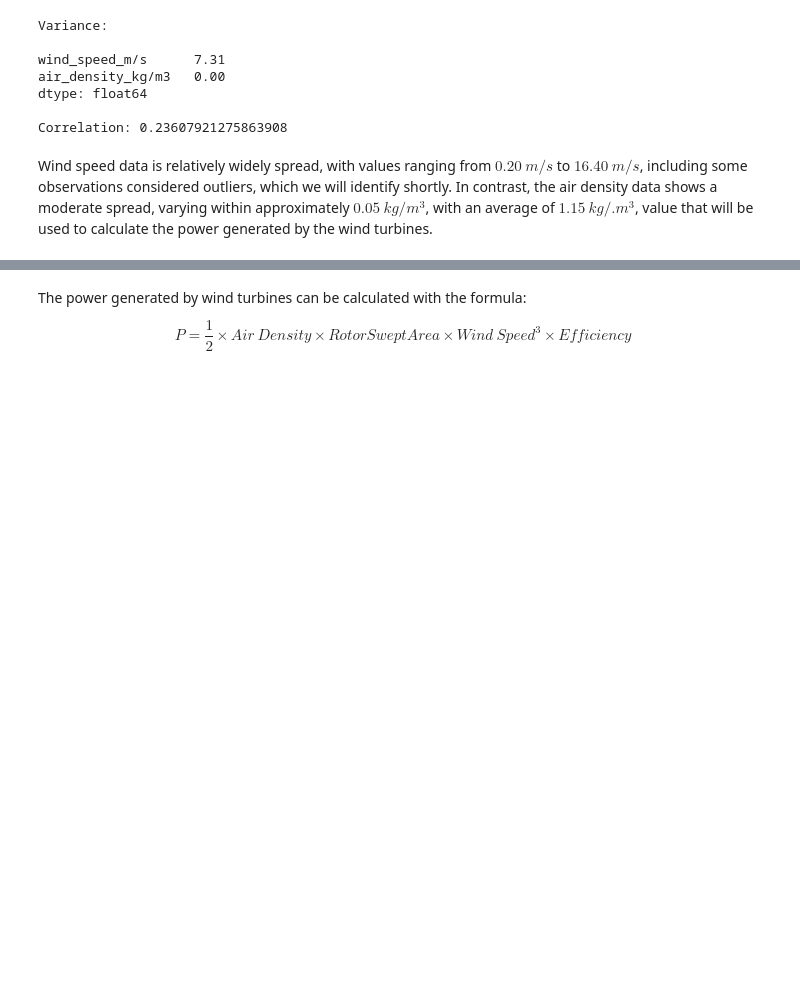
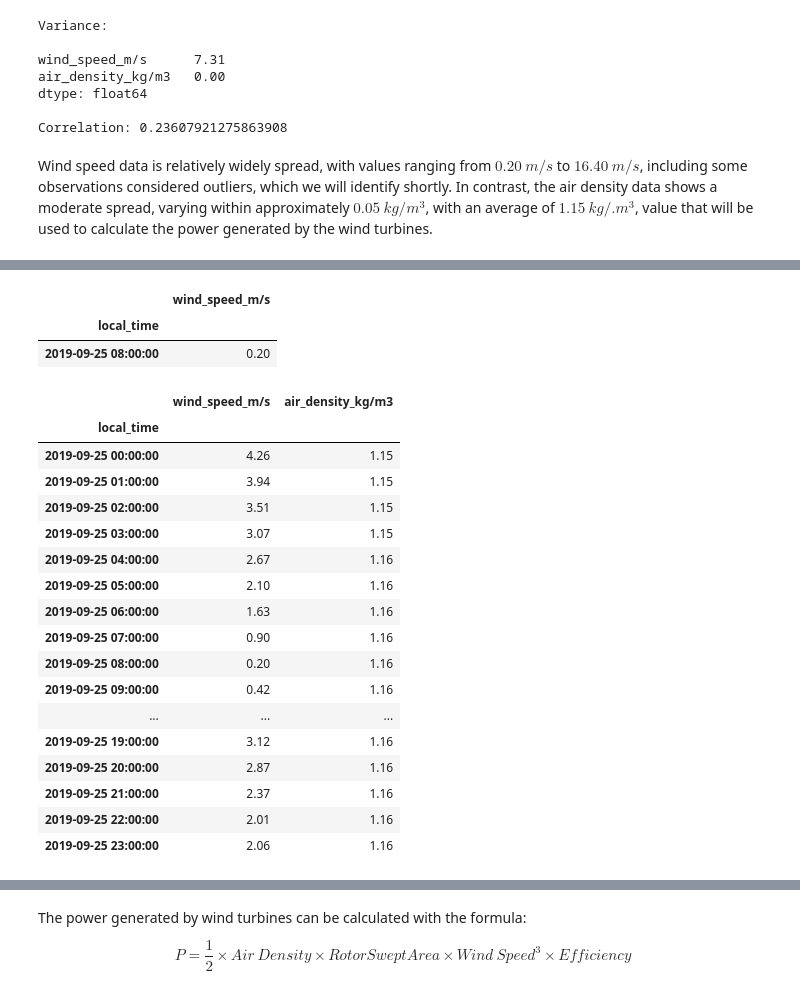
Before and after one commit to daniel-epm/guajira_wind_data, a Jupyter notebook: guajira_wind.ipynb, the cells around one changed output, grey strips where cells are left out. Cells and saved outputs as stored; diff of their text form; code cells hidden in the pictures; blank space fills up the shorter version.

Commit message:
Outliers analysis

```diff
--- a/guajira_wind.ipynb
+++ b/guajira_wind.ipynb
@@ -253,0 +291,3 @@ Wind speed data is relatively widely spread, with values ranging from $0.20 \: m
+# %%
+pd.options.display.float_format = "{:,.2f}".format
+wind_speed_outliers.describe()
@@ -253,0 +304,28 @@ Wind speed data is relatively widely spread, with values ranging from $0.20 \: m
+# %%
+# Find out date and time of the lowest wind speed observation
+wind_speed_outliers[wind_speed_outliers['wind_speed_m/s'] == np.min(wind_speed_outliers['wind_speed_m/s'])]
+# %% [output]
+|  | wind_speed_m/s |
+| local_time |  |
+| 2019-09-25 08:00:00 | 0.20 |
+# %%
+wind_df.loc['2019-09-25']
+# %% [output]
+|  | wind_speed_m/s | air_density_kg/m3 |
+| local_time |  |  |
+| 2019-09-25 00:00:00 | 4.26 | 1.15 |
+| 2019-09-25 01:00:00 | 3.94 | 1.15 |
+| 2019-09-25 02:00:00 | 3.51 | 1.15 |
+| 2019-09-25 03:00:00 | 3.07 | 1.15 |
+| 2019-09-25 04:00:00 | 2.67 | 1.16 |
+| 2019-09-25 05:00:00 | 2.10 | 1.16 |
+| 2019-09-25 06:00:00 | 1.63 | 1.16 |
+| 2019-09-25 07:00:00 | 0.90 | 1.16 |
+| 2019-09-25 08:00:00 | 0.20 | 1.16 |
+| 2019-09-25 09:00:00 | 0.42 | 1.16 |
+| ... | ... | ... |
+| 2019-09-25 19:00:00 | 3.12 | 1.16 |
+| 2019-09-25 20:00:00 | 2.87 | 1.16 |
+| 2019-09-25 21:00:00 | 2.37 | 1.16 |
+| 2019-09-25 22:00:00 | 2.01 | 1.16 |
+| 2019-09-25 23:00:00 | 2.06 | 1.16 |
```
Also changed, not shown: parts of 6 cells of this notebook.
